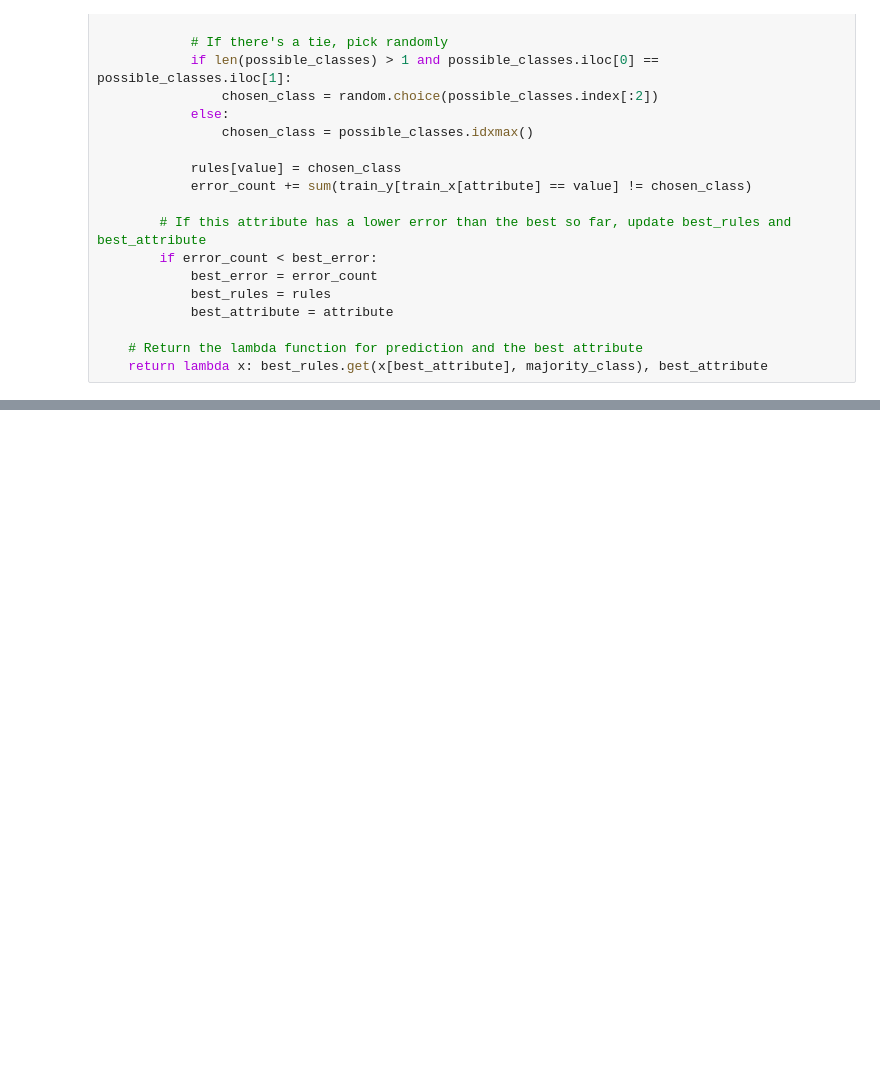
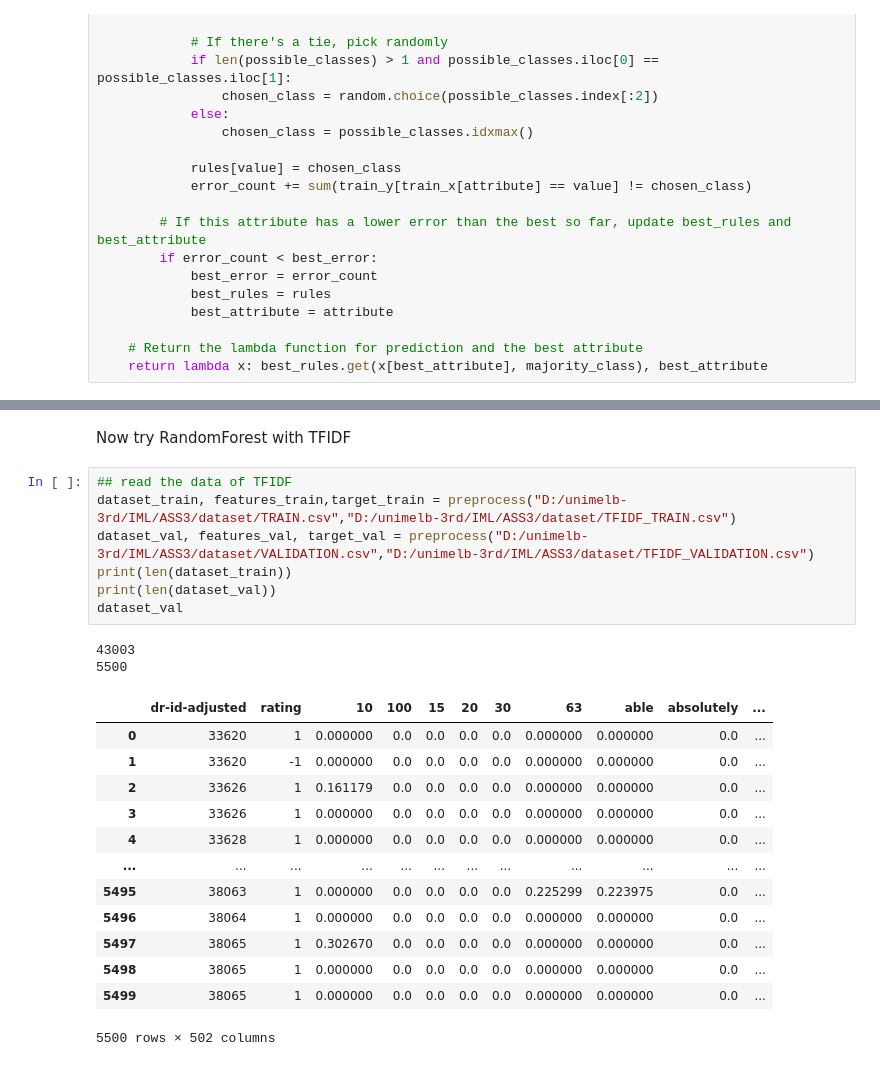
Before and after one commit to Hugo-san/Sentiment-Analysis-of-Patient-Satisfaction-Comments, a Jupyter notebook: ASS3.ipynb, the cells around one changed output, grey strips where cells are left out. Saved outputs shown, nothing was run; the diff lists cells and outputs as text; blank space fills up the shorter version.

Commit message:
Adding TFIDF features
reading TFIDF features and train with RF and baseline

```diff
--- a/ASS3.ipynb
+++ b/ASS3.ipynb
@@ -233,0 +169,25 @@ Accuracy of Weighted Random: 0.6
+# %% [markdown]
+Now try RandomForest with TFIDF
+# %%
+## read the data of TFIDF
+dataset_train, features_train,target_train = preprocess("D:/unimelb-3rd/IML/ASS3/dataset/TRAIN.csv","D:/unimelb-3rd/IML/ASS3/dataset/TFIDF_TRAIN.csv")
+dataset_val, features_val, target_val = preprocess("D:/unimelb-3rd/IML/ASS3/dataset/VALIDATION.csv","D:/unimelb-3rd/IML/ASS3/dataset/TFIDF_VALIDATION.csv")
+print(len(dataset_train))
+print(len(dataset_val))
+dataset_val
+# %% [output]
+43003
+5500
+|  | dr-id-adjusted | rating | 10 | 100 | 15 | 20 | 30 | 63 | able | absolutely | ... |
+| 0 | 33620 | 1 | 0.000000 | 0.0 | 0.0 | 0.0 | 0.0 | 0.000000 | 0.000000 | 0.0 | ... |
+| 1 | 33620 | -1 | 0.000000 | 0.0 | 0.0 | 0.0 | 0.0 | 0.000000 | 0.000000 | 0.0 | ... |
+| 2 | 33626 | 1 | 0.161179 | 0.0 | 0.0 | 0.0 | 0.0 | 0.000000 | 0.000000 | 0.0 | ... |
+| 3 | 33626 | 1 | 0.000000 | 0.0 | 0.0 | 0.0 | 0.0 | 0.000000 | 0.000000 | 0.0 | ... |
+| 4 | 33628 | 1 | 0.000000 | 0.0 | 0.0 | 0.0 | 0.0 | 0.000000 | 0.000000 | 0.0 | ... |
+| ... | ... | ... | ... | ... | ... | ... | ... | ... | ... | ... | ... |
+| 5495 | 38063 | 1 | 0.000000 | 0.0 | 0.0 | 0.0 | 0.0 | 0.225299 | 0.223975 | 0.0 | ... |
+| 5496 | 38064 | 1 | 0.000000 | 0.0 | 0.0 | 0.0 | 0.0 | 0.000000 | 0.000000 | 0.0 | ... |
+| 5497 | 38065 | 1 | 0.302670 | 0.0 | 0.0 | 0.0 | 0.0 | 0.000000 | 0.000000 | 0.0 | ... |
+| 5498 | 38065 | 1 | 0.000000 | 0.0 | 0.0 | 0.0 | 0.0 | 0.000000 | 0.000000 | 0.0 | ... |
+| 5499 | 38065 | 1 | 0.000000 | 0.0 | 0.0 | 0.0 | 0.0 | 0.000000 | 0.000000 | 0.0 | ... |
+5500 rows × 502 columns
```
Also changed, not shown: parts of 10 cells of this notebook.
